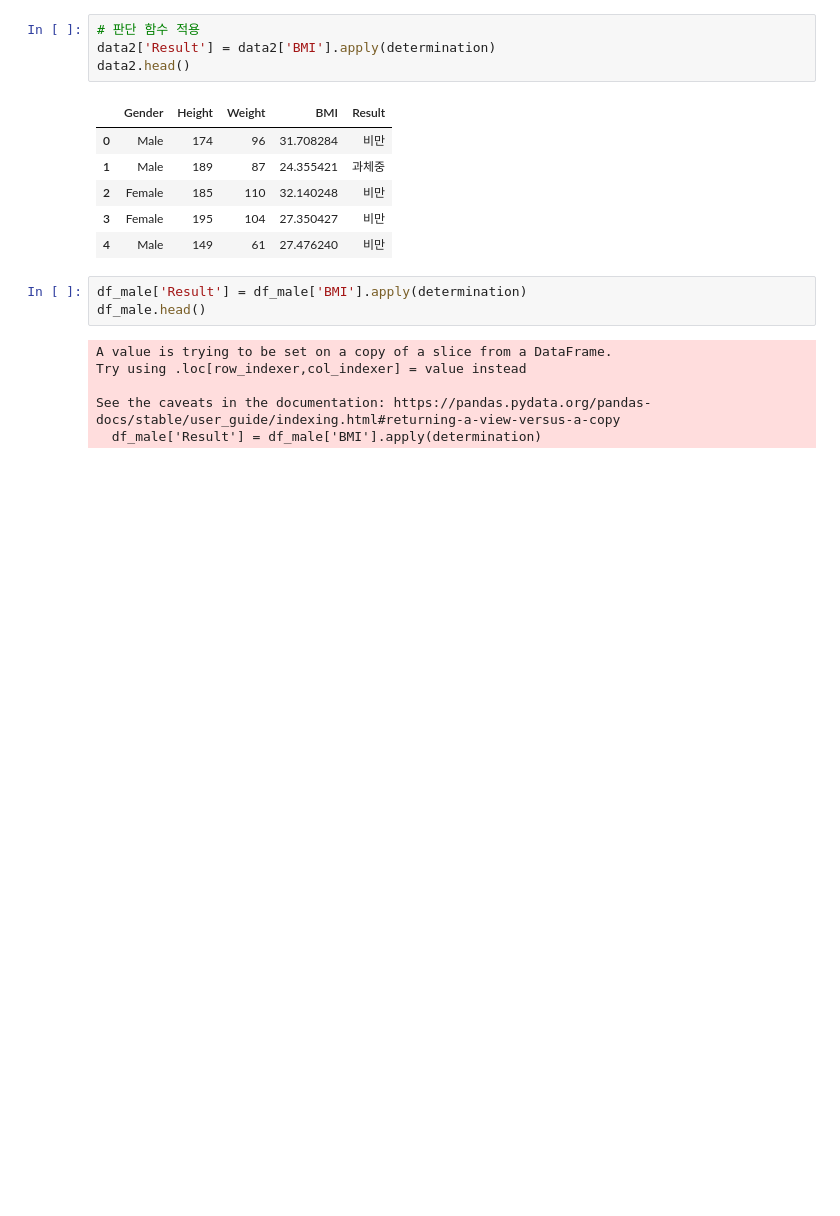
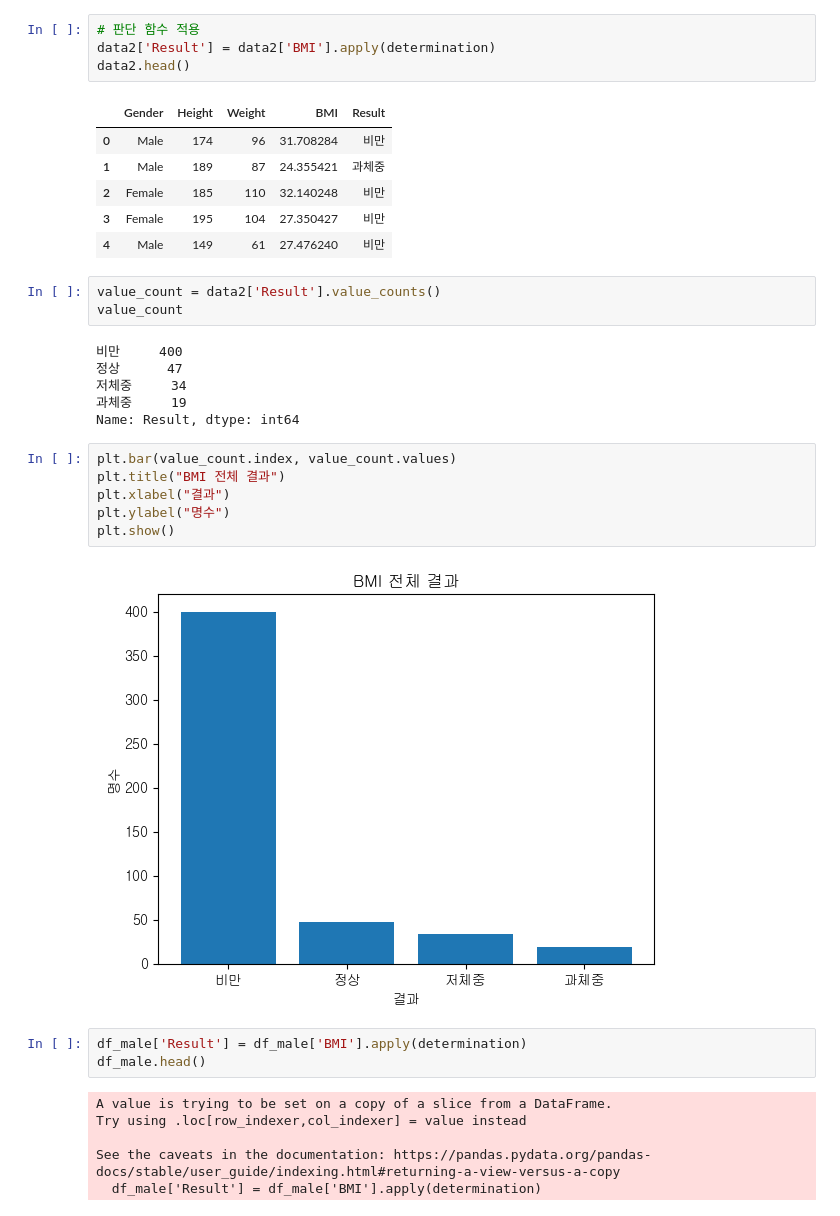
Before and after one commit to kitae104/Pandas_Data_Analytics, a Jupyter notebook: 07_데이터분석/01_BMI_데이터_분석/01_BMI_분석_예측.ipynb, the cells around one changed output. Drawn from its saved outputs; the diff is of its cells as text; blank space fills up the shorter version.

```diff
--- a/07_데이터분석/01_BMI_데이터_분석/01_BMI_분석_예측.ipynb
+++ b/07_데이터분석/01_BMI_데이터_분석/01_BMI_분석_예측.ipynb
@@ -124,6 +146,23 @@ data2.head()
 | 2 | Female | 185 | 110 | 32.140248 | 비만 |
 | 3 | Female | 195 | 104 | 27.350427 | 비만 |
 | 4 | Male | 149 | 61 | 27.476240 | 비만 |
+# %%
+value_count = data2['Result'].value_counts()
+value_count
+# %% [output]
+비만     400
+정상      47
+저체중     34
+과체중     19
+Name: Result, dtype: int64
+# %%
+plt.bar(value_count.index, value_count.values)
+plt.title("BMI 전체 결과")
+plt.xlabel("결과")
+plt.ylabel("명수")
+plt.show()
+# %% [output]
+[figure, added]
 # %%
 df_male['Result'] = df_male['BMI'].apply(determination)
 df_male.head()
```
Also changed, not shown: parts of 4 cells of this notebook.
